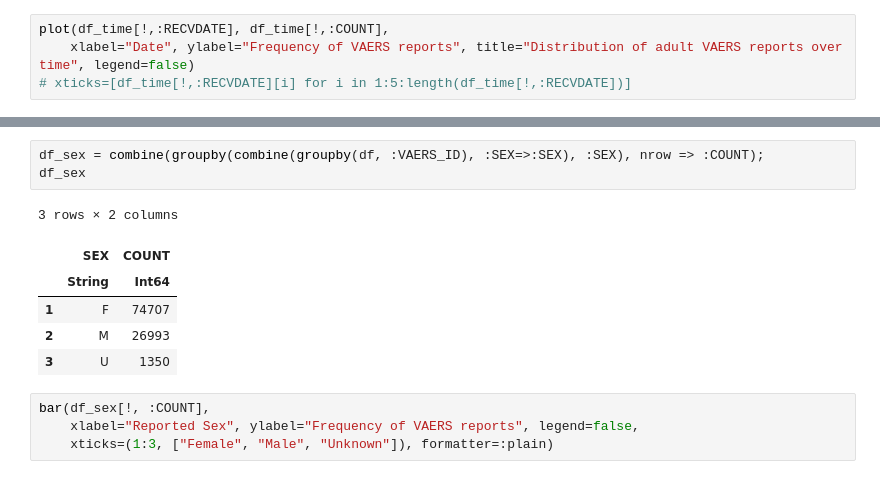
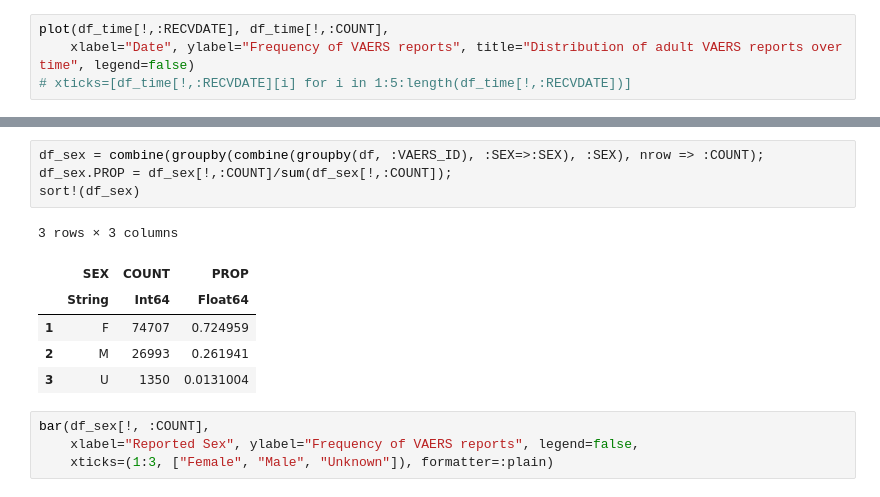
Before and after one commit to aw-huang/methods2021-VAERS, a Jupyter notebook: code/3_processing-EDA.ipynb, the cells around one changed output, grey strips where cells are left out. Cells and saved outputs as stored; diff of their text form.

```diff
--- a/code/3_processing-EDA.ipynb
+++ b/code/3_processing-EDA.ipynb
@@ -149,13 +224,14 @@ histogram(df_age[!, :AGE_YRS],
 # %%
 df_sex = combine(groupby(combine(groupby(df, :VAERS_ID), :SEX=>:SEX), :SEX), nrow => :COUNT);
-df_sex
+df_sex.PROP = df_sex[!,:COUNT]/sum(df_sex[!,:COUNT]);
+sort!(df_sex)
 # %% [output]
-3 rows × 2 columns
+3 rows × 3 columns
-|  | SEX | COUNT |
-|  | String | Int64 |
-| 1 | F | 74707 |
-| 2 | M | 26993 |
-| 3 | U | 1350 |
+|  | SEX | COUNT | PROP |
+|  | String | Int64 | Float64 |
+| 1 | F | 74707 | 0.724959 |
+| 2 | M | 26993 | 0.261941 |
+| 3 | U | 1350 | 0.0131004 |
 # %%
 bar(df_sex[!, :COUNT],
     xlabel="Reported Sex", ylabel="Frequency of VAERS reports", legend=false,
```
Also changed, not shown: parts of 5 cells of this notebook, 3 other files.
